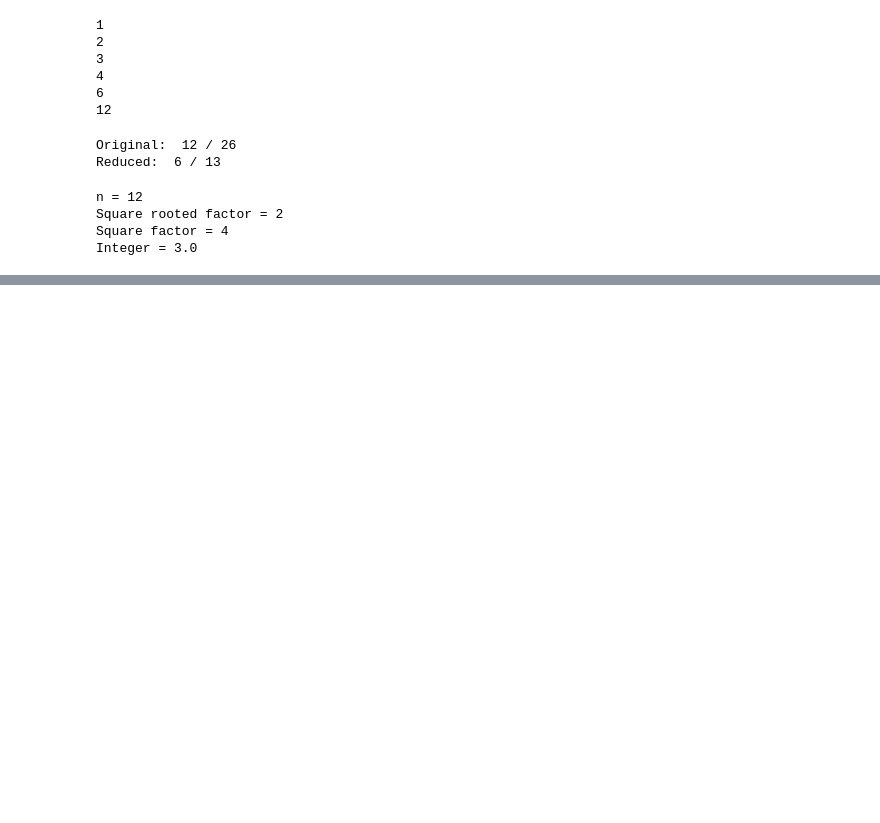
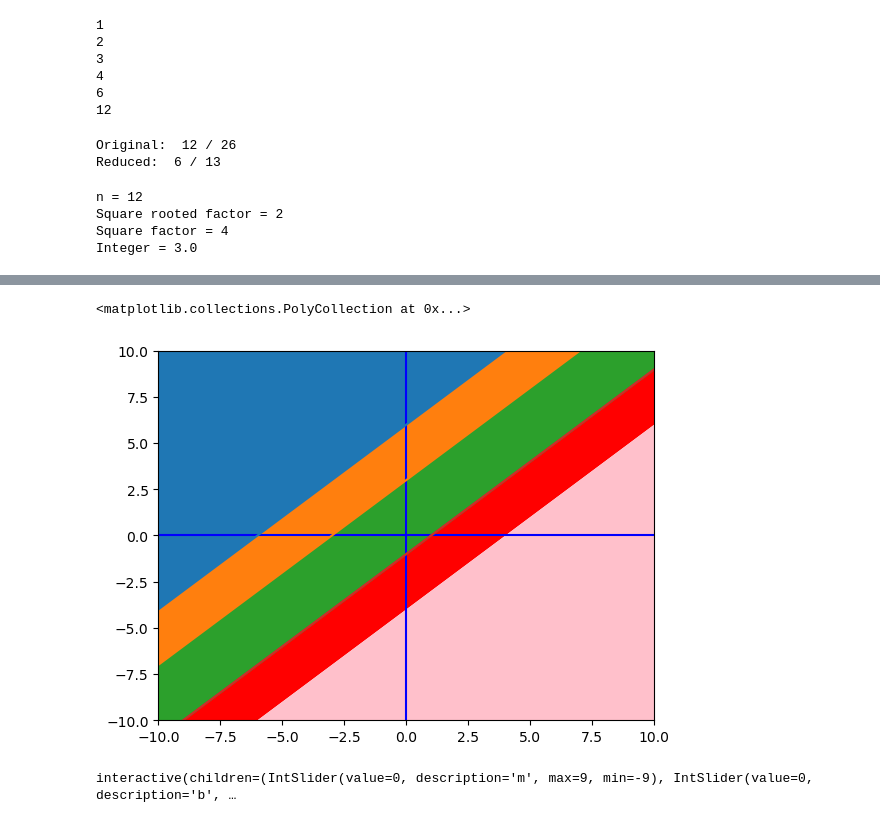
Before and after one commit to jonaspau/jupyter_tutorial, a Jupyter notebook: introductionToCollegeAlgebra.ipynb, the cells around one changed output, grey strips where cells are left out. Cells and saved outputs as stored; diff of their text form; code cells hidden in the pictures; blank space fills up the shorter version.

```diff
--- a/introductionToCollegeAlgebra.ipynb
+++ b/introductionToCollegeAlgebra.ipynb
@@ -487,0 +552,68 @@ Integer = 3.0
+# %%
+import matplotlib.pyplot as plt
+import numpy as np
+
+xmin = -10
+xmax = 10
+ymin = -10
+ymax = 10
+
+# Define points to plot
+points = 10 * (xmax - xmin)
+
+# define array of x values
+x = np.linspace(xmin, xmax, points)
+
+# Basic graph
+fig, ax = plt.subplots()
+plt.axis([xmin, xmax, ymin, ymax])
+plt.plot([xmin, xmax], [0,0], "b")
+plt.plot([0,0],[ymin, ymax], "b")
+
+# Lines
+y1 = x + 6
+plt.plot(x, y1)
+plt.fill_between(x, y1, 10)
+
+y2 = x + 3
+plt.plot(x, y2)
+plt.fill_between(x, y2, y1)
+
+y3 = x - 1
+plt.plot(x, y3)
+plt.fill_between(x, y3, y2)
+
+y4 = x - 4
+plt.plot(x, y3)
+plt.fill_between(x, y4, y3, facecolor="red")
+plt.fill_between(x, y4, ymin, facecolor="pink")
+# %% [output]
+<matplotlib.collections.PolyCollection at 0x...>
+[figure, added]
+# %%
+%matplotlib inline
+from ipywidgets import interactive
+import matplotlib.pyplot as plt
+import numpy as np
+
+def f(m, b, zoom):
+    xmin = -zoom
+    xmax = zoom
+    ymin = -zoom
+    ymax = zoom
+    points = 10 * xmax - xmin
+    x = np.linspace(xmin, xmax, points)
+
+    plt.axis([xmin, xmax, ymin, ymax])
+    plt.plot([xmin, xmax], [0,0], "black")
+    plt.plot([0,0],[ymin, ymax], "black")
+    plt.title("Y = mx + b")
+
+    plt.plot(x, m*x + b)
+    plt.show()
+
+
+interactive_plot = interactive(f, m = (-9, 9), b = (-9, 9), zoom = (1, 100))
+interactive_plot
+# %% [output]
+interactive(children=(IntSlider(value=0, description='m', max=9, min=-9), IntSlider(value=0, description='b', …
```
Also changed, not shown: parts of 9 cells of this notebook, 2 other files.
